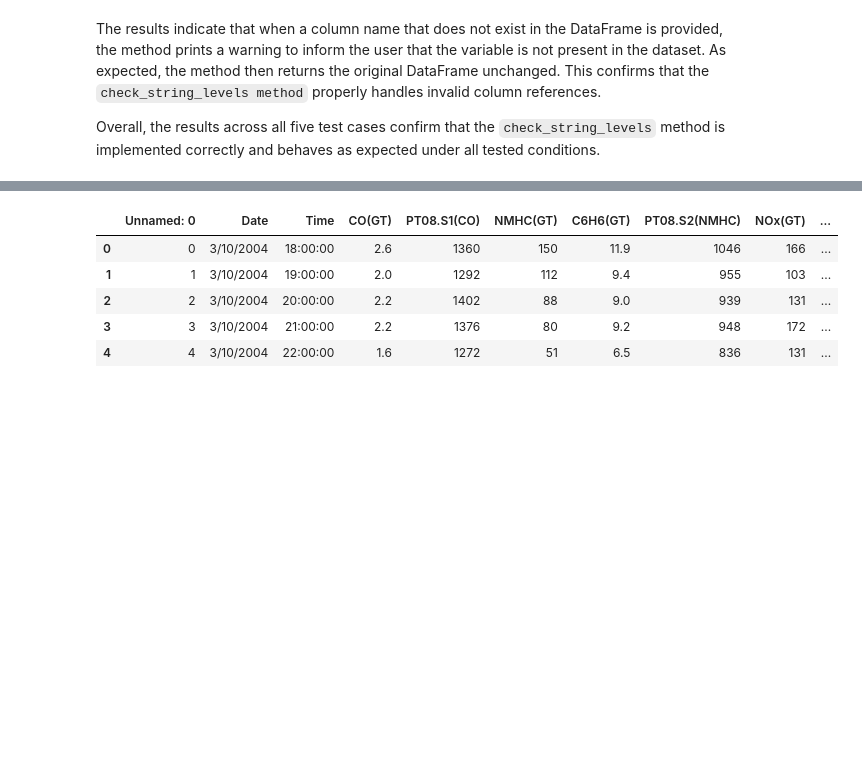
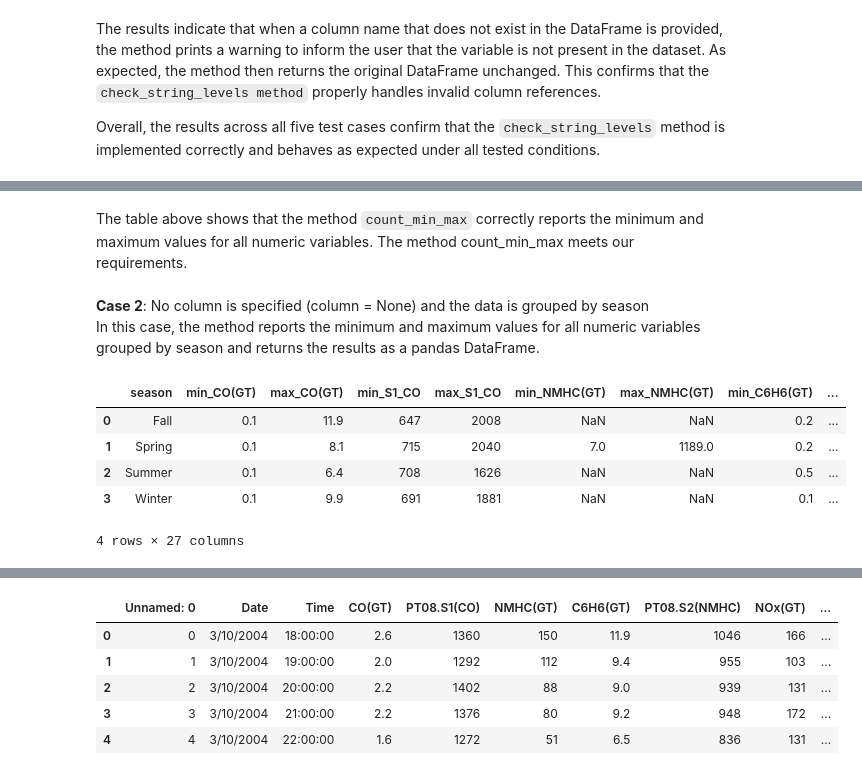
Before and after one commit to hzhoujoy/ST554_Project2, a Jupyter notebook: project2.ipynb, the cells around one changed output, grey strips where cells are left out. Drawn from its saved outputs; the diff is of its cells as text; code cells hidden in the pictures; blank space fills up the shorter version.

```diff
--- a/project2.ipynb
+++ b/project2.ipynb
@@ -39,13 +40,7 @@ importlib.reload(my_class)
 ### Reading in dataset using `from_spark` method
 We use the `from_spark` method to read in the dataset and dispaly the first 5 rows using the `show()` method.
 # %%
-sql_df = my_class.SparkDataCheck.from_spark(
-    spark,
-    "air.csv",
-    format="csv",
-    #header=True,
-    #inferSchema=True,
-    sep=",")
+sql_df = my_class.SparkDataCheck.from_spark(spark, "air.csv", format="csv", sep=",")
 sql_df.show(5)
 # %% [output]
 +---+---------+-------------------+------+-----------+--------+--------+-------------+-------+------------+-------+------------+-----------+----+----+------+
@@ -492,0 +691,16 @@ Overall, the results across all five test cases confirm that the `check_string_l
+# %% [markdown]
+The table above shows that the method `count_min_max` correctly reports the minimum and maximum values for all numeric variables. The method count_min_max meets our requirements.
+# %% [markdown]
+**Case 2**: No column is specified (column = None) and the data is grouped by season
+In this case, the method reports the minimum and maximum values for all numeric variables grouped by season and returns the results as a pandas DataFrame.
+# %%
+#case 2: No column is specified (column = None) and the data is grouped by season
+check = df3_check.count_min_max(column = None, group_by_col = 'season')
+check
+# %% [output]
+|  | season | min_CO(GT) | max_CO(GT) | min_S1_CO | max_S1_CO | min_NMHC(GT) | max_NMHC(GT) | min_C6H6(GT) | ... |
+| 0 | Fall | 0.1 | 11.9 | 647 | 2008 | NaN | NaN | 0.2 | ... |
+| 1 | Spring | 0.1 | 8.1 | 715 | 2040 | 7.0 | 1189.0 | 0.2 | ... |
+| 2 | Summer | 0.1 | 6.4 | 708 | 1626 | NaN | NaN | 0.5 | ... |
+| 3 | Winter | 0.1 | 9.9 | 691 | 1881 | NaN | NaN | 0.1 | ... |
+4 rows × 27 columns
```
Also changed, not shown: parts of 35 cells of this notebook.
